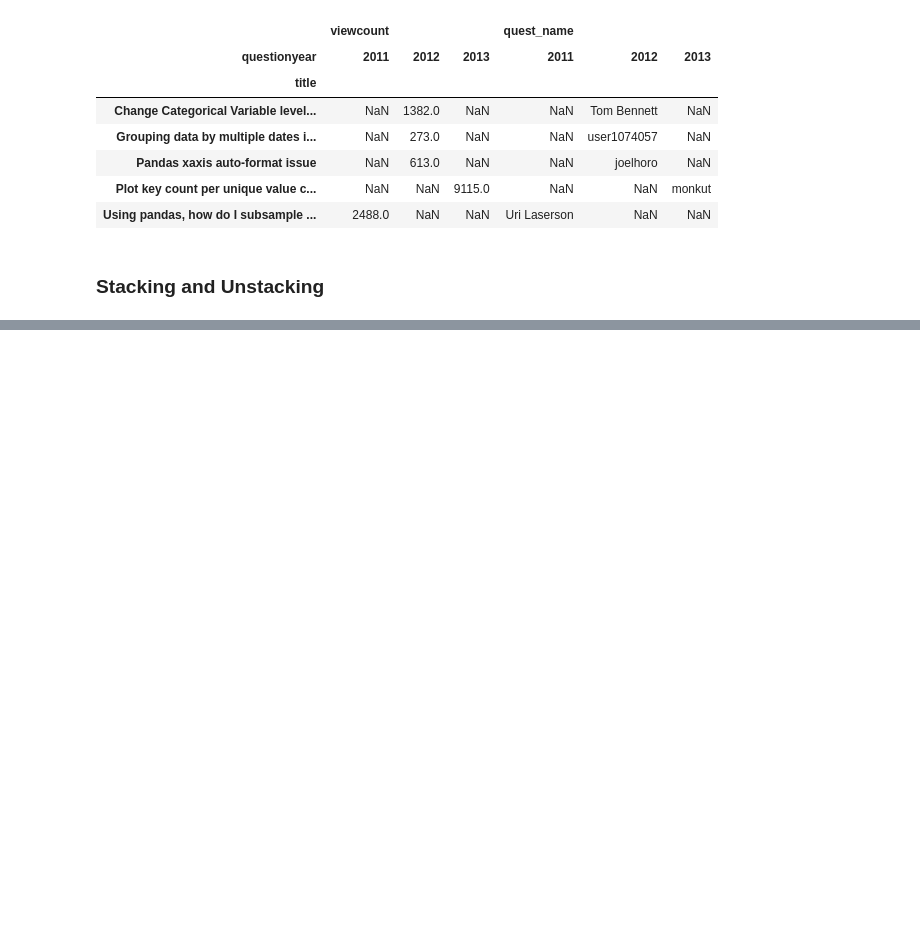
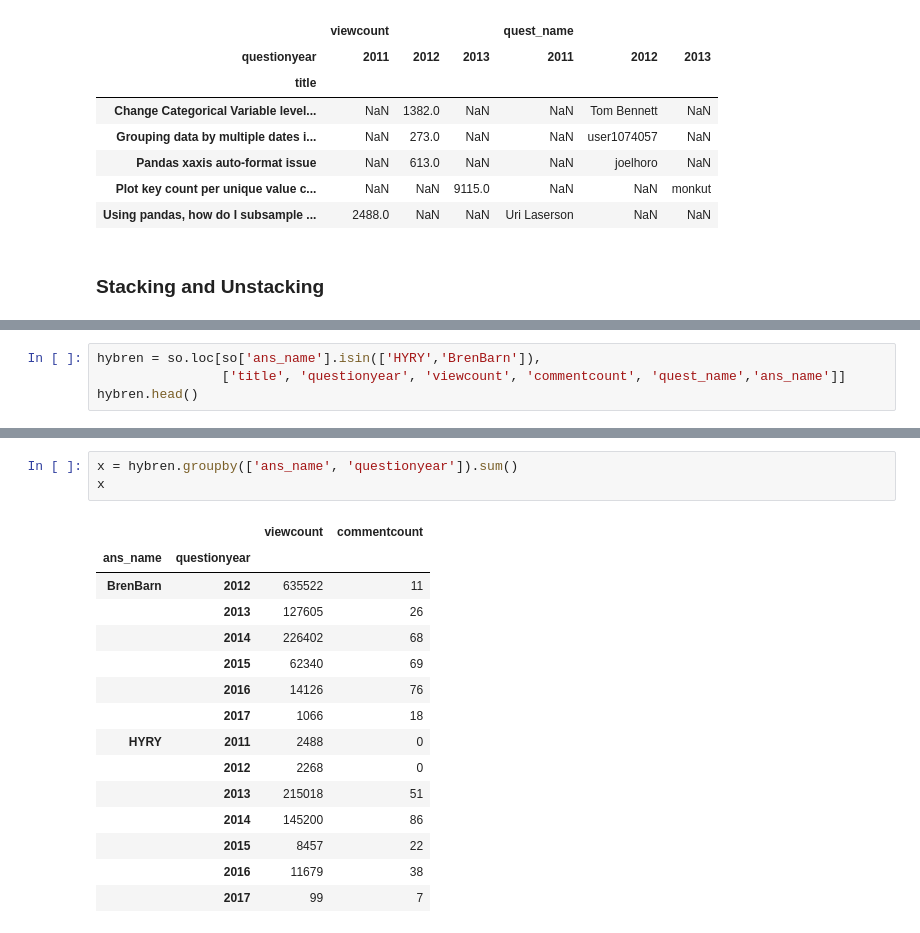
Before and after one commit to onlyphantom/WebAnalytics, a Jupyter notebook: lecture3.ipynb, the cells around one changed output, grey strips where cells are left out. Saved outputs shown, nothing was run; the diff lists cells and outputs as text; blank space fills up the shorter version.

```diff
--- a/lecture3.ipynb
+++ b/lecture3.ipynb
@@ -99,0 +154,4 @@ pivoted[['viewcount', 'quest_name']]
+# %%
+hybren = so.loc[so['ans_name'].isin(['HYRY','BrenBarn']),
+                ['title', 'questionyear', 'viewcount', 'commentcount', 'quest_name','ans_name']]
+hybren.head()
@@ -99,0 +165,19 @@ pivoted[['viewcount', 'quest_name']]
+# %%
+x = hybren.groupby(['ans_name', 'questionyear']).sum()
+x
+# %% [output]
+|  |  | viewcount | commentcount |
+| ans_name | questionyear |  |  |
+| BrenBarn | 2012 | 635522 | 11 |
+|  | 2013 | 127605 | 26 |
+|  | 2014 | 226402 | 68 |
+|  | 2015 | 62340 | 69 |
+|  | 2016 | 14126 | 76 |
+|  | 2017 | 1066 | 18 |
+| HYRY | 2011 | 2488 | 0 |
+|  | 2012 | 2268 | 0 |
+|  | 2013 | 215018 | 51 |
+|  | 2014 | 145200 | 86 |
+|  | 2015 | 8457 | 22 |
+|  | 2016 | 11679 | 38 |
+|  | 2017 | 99 | 7 |
```
Also changed, not shown: parts of 12 cells of this notebook.
